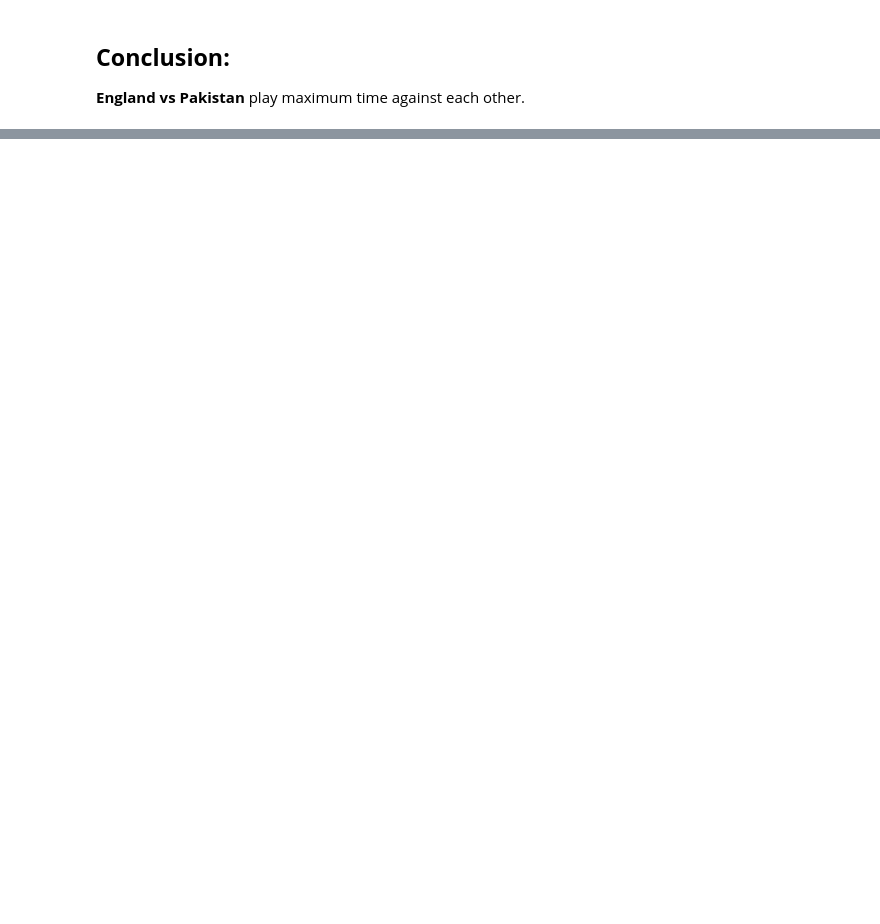
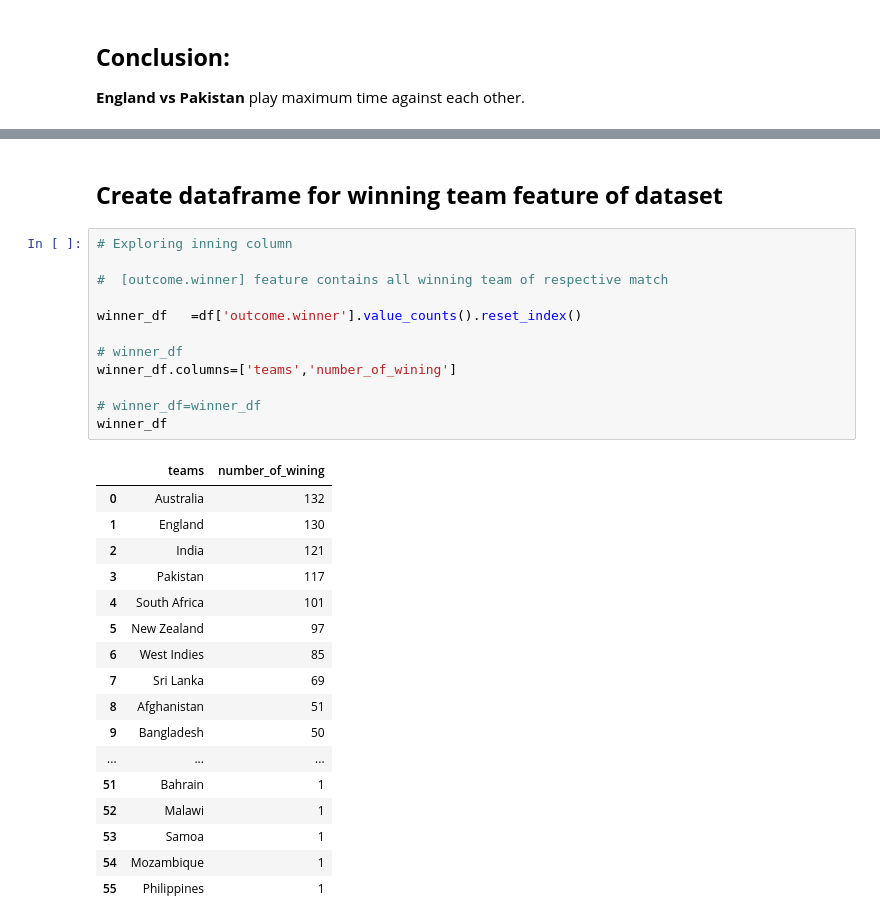
Before and after one commit to Gauravms2143/-International_T20_Data-Analysis--Self-Project.ipynb, a Jupyter notebook: International_T20_Data_Analysis_Self_Project.ipynb, the cells around one changed output, grey strips where cells are left out. Saved outputs shown, nothing was run; the diff lists cells and outputs as text; blank space fills up the shorter version.

```diff
--- a/International_T20_Data_Analysis_Self_Project.ipynb
+++ b/International_T20_Data_Analysis_Self_Project.ipynb
@@ -179,0 +212,32 @@ dups[dups['total_count']==max(dups['total_count'])]
+# %% [markdown]
+## **Create dataframe for winning team feature of dataset**
+# %%
+# Exploring inning column
+
+#  [outcome.winner] feature contains all winning team of respective match
+
+winner_df	=df['outcome.winner'].value_counts().reset_index()
+
+# winner_df
+winner_df.columns=['teams','number_of_wining']
+
+# winner_df=winner_df
+winner_df
+# %% [output]
+|  | teams | number_of_wining |
+| 0 | Australia | 132 |
+| 1 | England | 130 |
+| 2 | India | 121 |
+| 3 | Pakistan | 117 |
+| 4 | South Africa | 101 |
+| 5 | New Zealand | 97 |
+| 6 | West Indies | 85 |
+| 7 | Sri Lanka | 69 |
+| 8 | Afghanistan | 51 |
+| 9 | Bangladesh | 50 |
+| ... | ... | ... |
+| 51 | Bahrain | 1 |
+| 52 | Malawi | 1 |
+| 53 | Samoa | 1 |
+| 54 | Mozambique | 1 |
+| 55 | Philippines | 1 |
```
Also changed, not shown: parts of 21 cells of this notebook.
